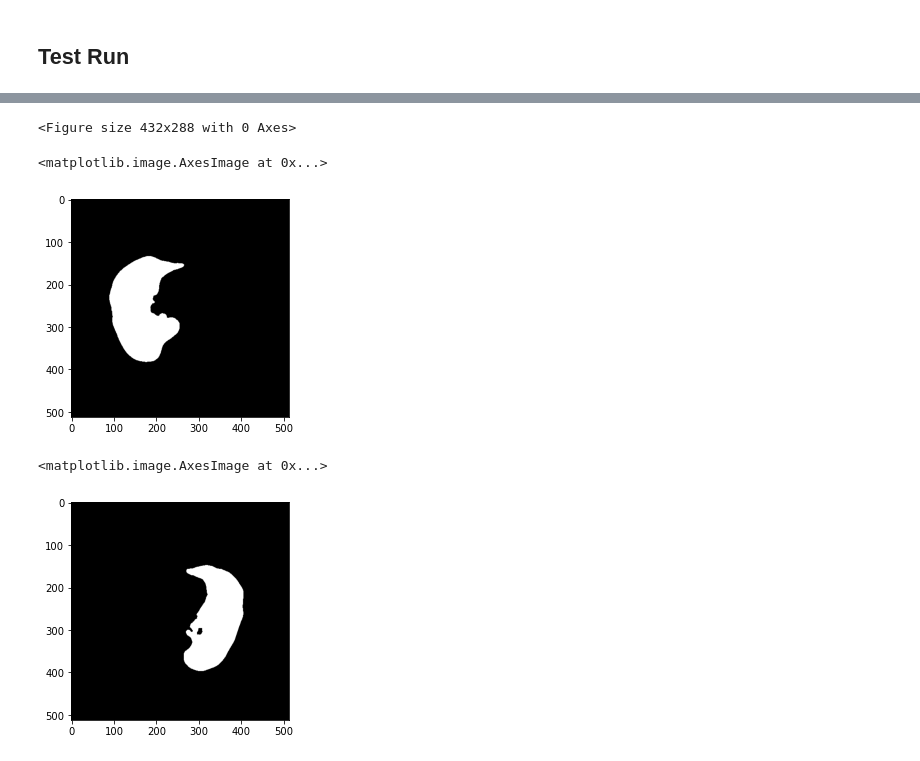
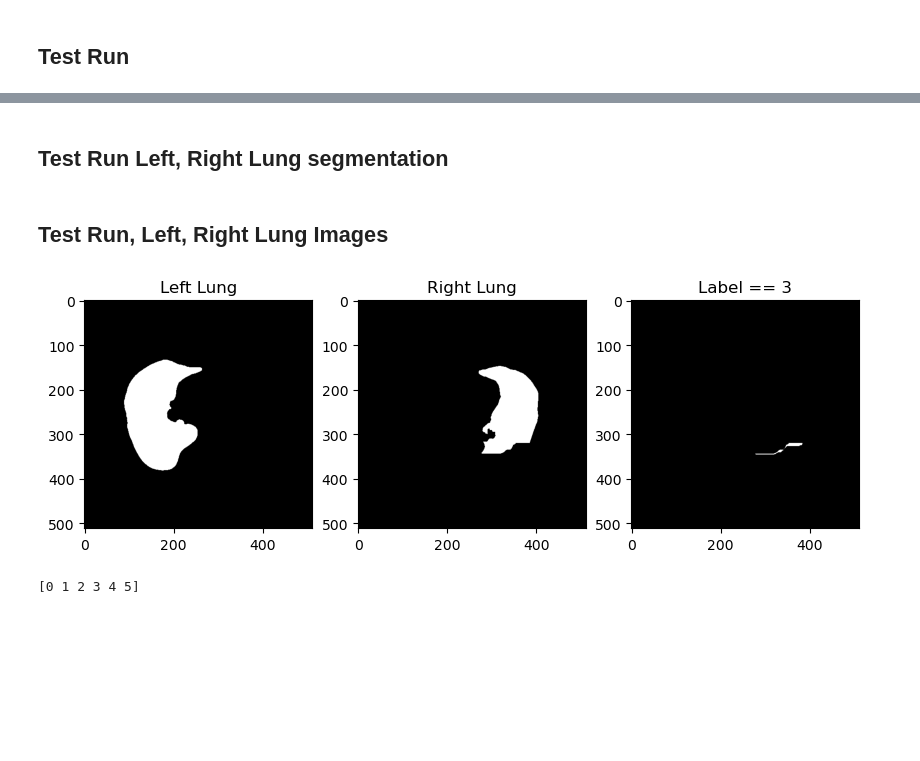
Before and after one commit to stabor705/opencv-and-ai-agh-2024, a Jupyter notebook: lab-1/Lab1/Project1.ipynb, the cells around one changed output, grey strips where cells are left out. Cells and saved outputs as stored; diff of their text form; code cells hidden in the pictures; blank space fills up the shorter version.

```diff
--- a/lab-1/Lab1/Project1.ipynb
+++ b/lab-1/Lab1/Project1.ipynb
@@ -160,13 +149,8 @@ def segmentation_helper(lung_watershed, reference_lung, selected_lung=1):
 # %% [markdown]
 ## Lung segmentation
 # %%
-from scipy import ndimage as ndi
-from skimage.feature import peak_local_max
-import pandas as pd
-
 def lung_segmentation(nib_img_path: FileBasedImage, mask, threshold=-320):
     tk = read_nii(nib_img_path)
-    plt.imshow(mask[:, :, 80])
     # Thresholding
     _, binarized = cv2.threshold(tk, threshold, 1, cv2.THRESH_BINARY_INV)
     binarized = binarized.astype(np.uint8)
@@ -181,24 +165,3 @@ def lung_segmentation(nib_img_path: FileBasedImage, mask, threshold=-320):
     filled = binary_fill_holes(opened)
 
     return filled.astype(np.uint8)
-
-def preform_watershed(nib_image, reference_image_path):
-    ref_ct = read_nii(reference_image_path).astype(np.uint8)
-    ref_left_lung = ref_ct == 2
-    ref_right_lung = ref_ct == 3
-
-    distance = ndi.distance_transform_edt(nib_image)
-    coords = peak_local_max(distance, footprint=np.ones((150, 150, 150)), labels=nib_image)
-    mask = np.zeros(distance.shape, dtype=np.bool_)
-    mask[tuple(coords.T)] = True
-    markers, _ = ndi.label(mask)
-    labels = watershed(-distance, markers, mask=nib_image)
-    props = measure.regionprops_table(labels, properties=('label', 'area', 'bbox'))
-    props_df = pd.DataFrame(props)
-    lungs_props_df = props_df.sort_values(by="area", ascending=False).iloc[:2].sort_values(by="bbox-1")
-    left_lung_label = lungs_props_df.iloc[0]["label"]
-    right_lung_label = lungs_props_df.iloc[1]["label"]
-    left_lung = labels == left_lung_label
-    right_lung = labels == right_lung_label
-
-    return left_lung.astype(np.uint8), ref_left_lung, right_lung.astype(np.uint8), ref_right_lung
@@ -220,10 +204,6 @@ nib.save(nib_img, "lungs_segmented.nii")
+# %% [markdown]
+## Test Run Left, Right Lung segmentation
 # %%
-from scipy import ndimage as ndi
-from skimage.feature import peak_local_max
-import pandas as pd
-
-plt.gray()
-
 distance = ndi.distance_transform_edt(closed)
 coords = peak_local_max(distance, footprint=np.ones((150, 150, 150)), labels=closed)
 mask = np.zeros(distance.shape, dtype=np.bool_)
@@ -237,15 +217,23 @@ left_lung_label = lungs_props_df.iloc[0]["label"]
 right_lung_label = lungs_props_df.iloc[1]["label"]
 left_lung = labels == left_lung_label
 right_lung = labels == right_lung_label
-# %% [output]
-<Figure size 432x288 with 0 Axes>
+# %% [markdown]
+## Test Run, Left, Right Lung Images
 # %%
-plt.imshow(left_lung[:, :, 80])
+fig, axes = plt.subplots(nrows=1, ncols=3, figsize=(10, 10))
+plt.gray()
+
+# Title
+axes[0].set_title('Left Lung')
+axes[1].set_title('Right Lung')
+axes[2].set_title('Label == 3')
+
+# Show images
+axes[0].imshow(left_lung[:, :, 80])
+axes[1].imshow(right_lung[:, :, 80])
+axes[2].imshow(labels[:, :, 80] == 3)
+plt.show()
+print(np.unique(labels[:, :, 80]))
 # %% [output]
+[figure, new version]
-<matplotlib.image.AxesImage at 0x...>
+[0 1 2 3 4 5]
-[figure, old version]
-# %%
-plt.imshow(right_lung[:, :, 80])
-# %% [output]
-<matplotlib.image.AxesImage at 0x...>
-[figure, removed]
```
Also changed, not shown: parts of 31 cells of this notebook.
